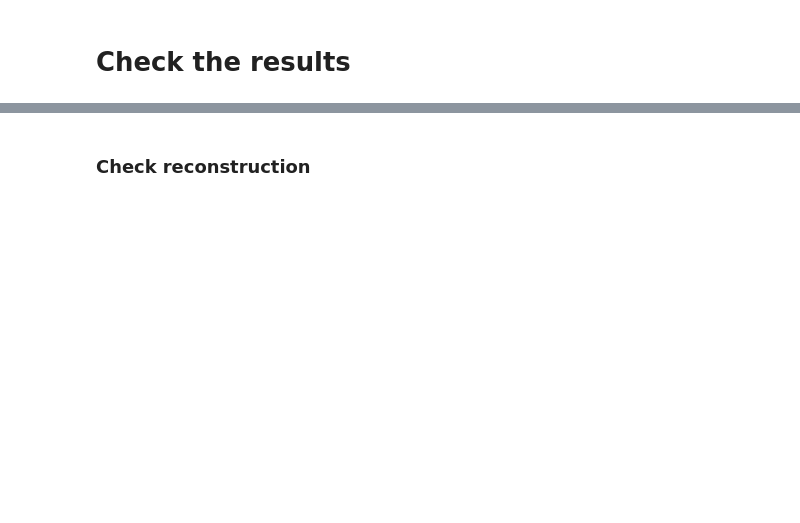
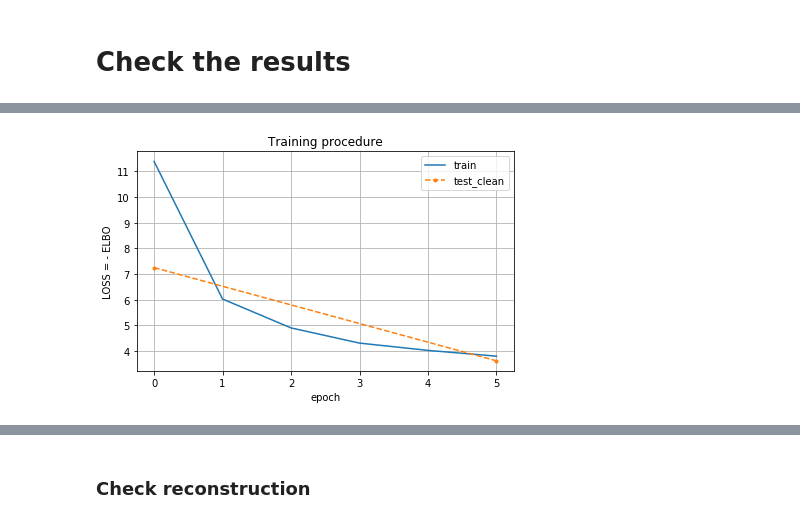
Before and after one commit to dalessioluca/cromwell_for_ML, a Jupyter notebook: main.ipynb, the cells around one changed output, grey strips where cells are left out. Drawn from its saved outputs; the diff is of its cells as text; code cells hidden in the pictures; blank space fills up the shorter version.

```diff
--- a/main.ipynb
+++ b/main.ipynb
@@ -44,4 +44,6 @@ torch.__version__ -->  1.2.0
 # %%
-params = load_json_as_dict("./input_params.json")
+params = load_json_as_dict("./input_for_wdl.json")
+params2 = load_json_as_dict("./other_inputs.json")
+params.update(params2)
 print(params)
 # %% [output]
@@ -88,0 +53,26 @@ print(json_param_file)
+# %%
+if params["simulation"]["manual_or_wdl"] == "manual":
+    # the google bucket information is replaced by "./"
+    # prepare input file and check if exist
+    train_tmp = params["run_ml_with_wdl.train_data"].split("/")
+    test_tmp = params["run_ml_with_wdl.test_data"].split("/")
+    ckpt_tmp = params["run_ml_with_wdl.checkpoint"].split("/")
+    train_file = os.path.join(train_tmp[-2],train_tmp[-1])
+    test_file = os.path.join(test_tmp[-2],test_tmp[-1])
+    ckpt_file = os.path.join(ckpt_tmp[-2],ckpt_tmp[-1])
+
+    # prepare output files
+    output_bucket = None
+    output_dir = os.path.basename(params["simulation"]["output_dir"])
+
+else:
+
+    # At this point WDL has localized the files in the work directory
+    # Therefore just grab basename
+    train_file = os.path.basename(params["run_ml_with_wdl.train_data"])
+    test_file = os.path.basename(params["run_ml_with_wdl.train_data"])
+    ckpt_file = os.path.basename(params["run_ml_with_wdl.checkpoint"])
+
+    # prepare output directory and check if exist
+    output_bucket = params["run_ml_with_wdl.bucket_output"]
+    output_dir = "./results"
@@ -210,8 +254,8 @@ try:
 
             #if((test_loss == min_test_loss) or ((epoch % CHECKPOINT_FREQUENCY) == 0)):
             if((test_loss == min_test_loss) or ((epoch % TEST_FREQUENCY) == 0)):
-                checkpoint_file = os.path.join(output_dir, simulation_name+"_ckp_"+str(epoch)+".pkl")
-                history_file = os.path.join(output_dir, simulation_name+"_history_"+str(epoch)+".pkl")
+                checkpoint_file = os.path.join(output_dir, "ckp_"+str(epoch)+".pkl")
+                history_file = os.path.join(output_dir, "history_"+str(epoch)+".pkl")
 
                 save_everything(model=vae,
                                 optimizer=optimizer,
@@ -237,25 +303,27 @@ for k,v in history_dict.items():
 # %%
 #plt.yscale('log')
 y_shift=0
 x_shift=0
 sign=1
 
 fontsize=10
 fig, ax = plt.subplots(1,1)
 ax.set_xlabel('REC',fontsize=fontsize)
 ax.set_ylabel('REG',fontsize=fontsize)
 
 ax.plot(np.arange(x_shift, x_shift+len(history_dict["train_loss"])), sign*np.array(history_dict["train_loss"])+y_shift,'-')
 ax.plot(np.arange(x_shift, x_shift+len(history_dict["test_loss"])*TEST_FREQUENCY,TEST_FREQUENCY), sign*np.array(history_dict["test_loss"])+y_shift, '.--')
 ax.set_xlabel('epoch')
 ax.set_ylabel('LOSS = - ELBO')
 ax.set_title('Training procedure')
 ax.grid(True)
 ax.legend(['train', 'test_clean', 'test_noisy'])
 
 fig.tight_layout()
-tmp_file = os.path.join(output_dir, simulation_name+"_train.png")
+tmp_file = os.path.join(output_dir, "loss.png")
 fig.savefig(tmp_file)
+# %% [output]
+[figure, added]
 # %%
 # Plot of KL vs evidence
 fontsize=20
```
Also changed, not shown: parts of 25 cells of this notebook, 3 other files.
